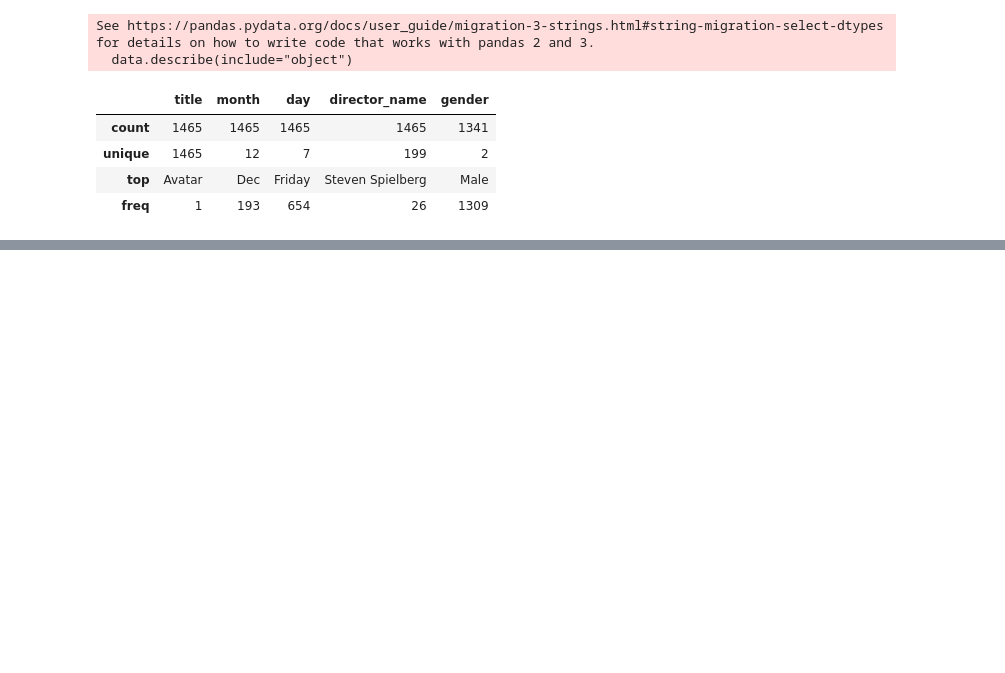
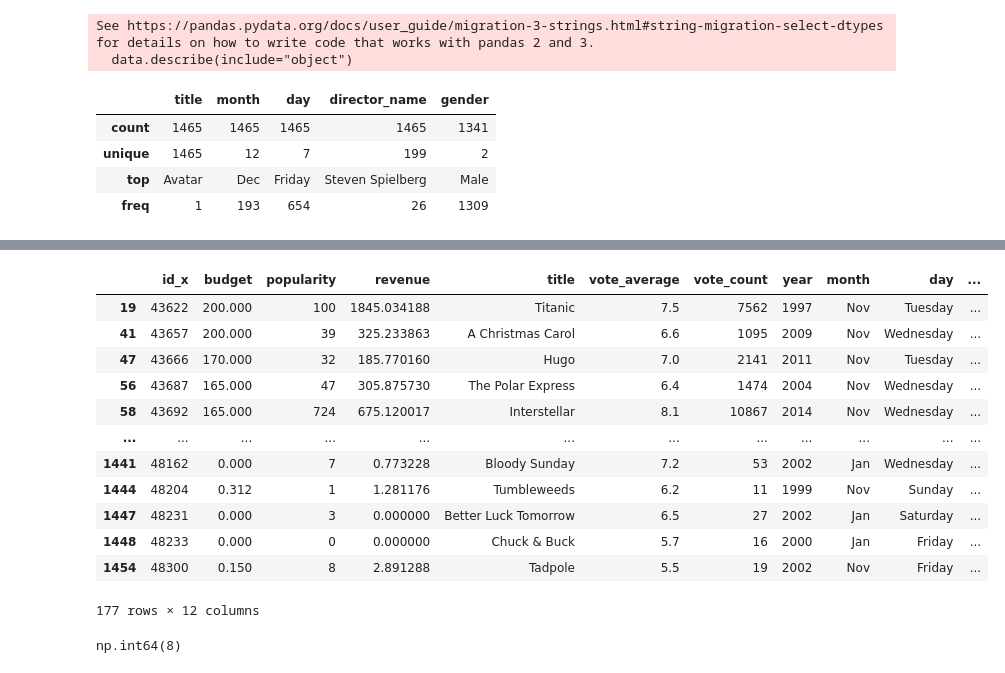
Before and after one commit to Anurag07-07/DSML-, a Jupyter notebook: day20.ipynb, the cells around one changed output, grey strips where cells are left out. Saved outputs shown, nothing was run; the diff lists cells and outputs as text; code cells hidden in the pictures; blank space fills up the shorter version.

```diff
--- a/day20.ipynb
+++ b/day20.ipynb
@@ -376,0 +467,21 @@ See https://pandas.pydata.org/docs/user_guide/migration-3-strings.html#string-mi
+# %%
+data.loc[(data["month"]=="Jan") | (data["month"]=="Nov")]
+# %% [output]
+|  | id_x | budget | popularity | revenue | title | vote_average | vote_count | year | month | day | ... |
+| 19 | 43622 | 200.000 | 100 | 1845.034188 | Titanic | 7.5 | 7562 | 1997 | Nov | Tuesday | ... |
+| 41 | 43657 | 200.000 | 39 | 325.233863 | A Christmas Carol | 6.6 | 1095 | 2009 | Nov | Wednesday | ... |
+| 47 | 43666 | 170.000 | 32 | 185.770160 | Hugo | 7.0 | 2141 | 2011 | Nov | Tuesday | ... |
+| 56 | 43687 | 165.000 | 47 | 305.875730 | The Polar Express | 6.4 | 1474 | 2004 | Nov | Wednesday | ... |
+| 58 | 43692 | 165.000 | 724 | 675.120017 | Interstellar | 8.1 | 10867 | 2014 | Nov | Wednesday | ... |
+| ... | ... | ... | ... | ... | ... | ... | ... | ... | ... | ... | ... |
+| 1441 | 48162 | 0.000 | 7 | 0.773228 | Bloody Sunday | 7.2 | 53 | 2002 | Jan | Wednesday | ... |
+| 1444 | 48204 | 0.312 | 1 | 1.281176 | Tumbleweeds | 6.2 | 11 | 1999 | Nov | Sunday | ... |
+| 1447 | 48231 | 0.000 | 3 | 0.000000 | Better Luck Tomorrow | 6.5 | 27 | 2002 | Jan | Saturday | ... |
+| 1448 | 48233 | 0.000 | 0 | 0.000000 | Chuck & Buck | 5.7 | 16 | 2000 | Jan | Friday | ... |
+| 1454 | 48300 | 0.150 | 8 | 2.891288 | Tadpole | 5.5 | 19 | 2002 | Nov | Friday | ... |
+177 rows × 12 columns
+# %%
+# Know no of movie released by  particular director
+data.loc[data["director_name"]=="Christopher Nolan","title"].count()
+# %% [output]
+np.int64(8)
```
Also changed, not shown: parts of 36 cells of this notebook, 1 other file.
